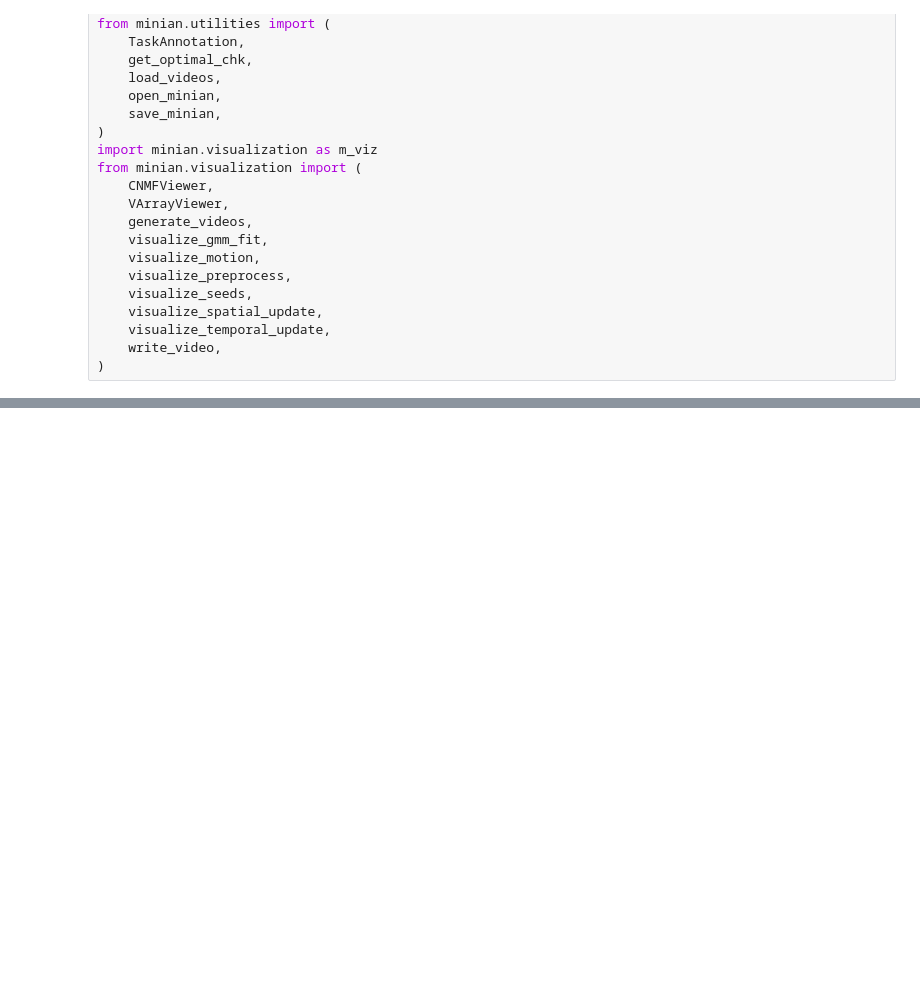
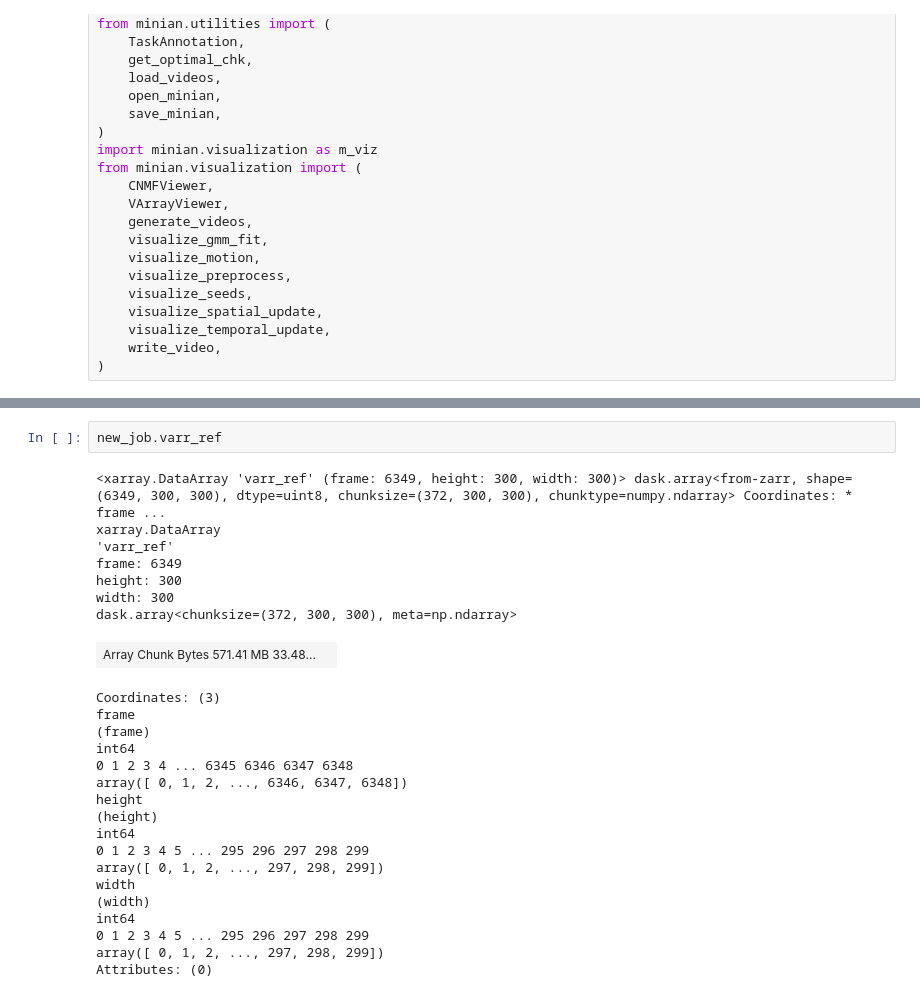
Before and after one commit to dprotter/minian_wrapper, a Jupyter notebook: config_file_pipeline.ipynb, the cells around one changed output, grey strips where cells are left out. Saved outputs shown, nothing was run; the diff lists cells and outputs as text; blank space fills up the shorter version.

```diff
--- a/config_file_pipeline.ipynb
+++ b/config_file_pipeline.ipynb
@@ -608,0 +651,28 @@ updating temporal components
+# %%
+new_job.varr_ref
+# %% [output]
+<xarray.DataArray 'varr_ref' (frame: 6349, height: 300, width: 300)> dask.array<from-zarr, shape=(6349, 300, 300), dtype=uint8, chunksize=(372, 300, 300), chunktype=numpy.ndarray> Coordinates: * frame ...
+xarray.DataArray
+'varr_ref'
+frame: 6349
+height: 300
+width: 300
+dask.array<chunksize=(372, 300, 300), meta=np.ndarray>
+| Array Chunk Bytes 571.41 MB 33.48... |  |
+Coordinates: (3)
+frame
+(frame)
+int64
+0 1 2 3 4 ... 6345 6346 6347 6348
+array([ 0, 1, 2, ..., 6346, 6347, 6348])
+height
+(height)
+int64
+0 1 2 3 4 5 ... 295 296 297 298 299
+array([ 0, 1, 2, ..., 297, 298, 299])
+width
+(width)
+int64
+0 1 2 3 4 5 ... 295 296 297 298 299
+array([ 0, 1, 2, ..., 297, 298, 299])
+Attributes: (0)
```
Also changed, not shown: parts of 4 cells of this notebook.
